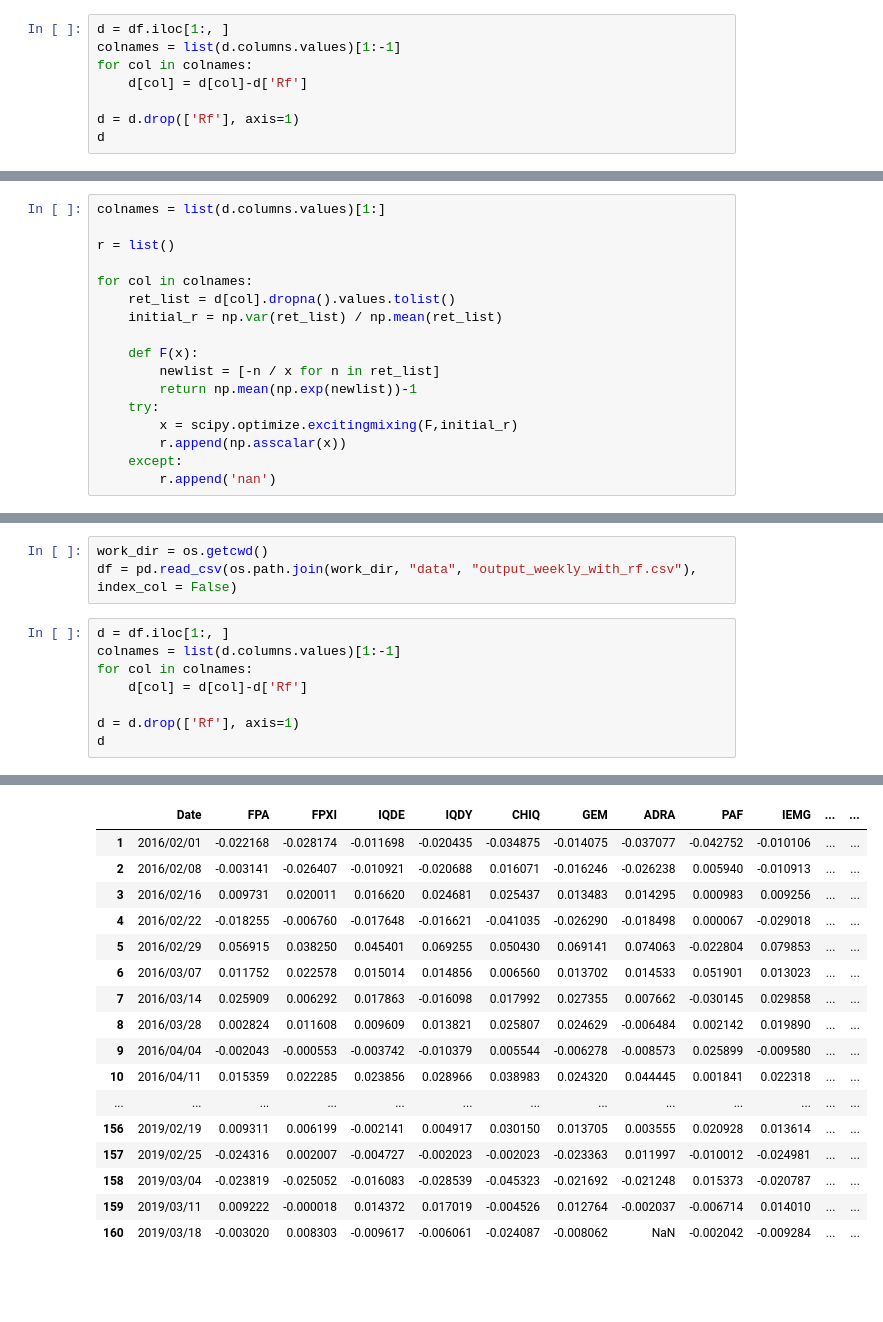
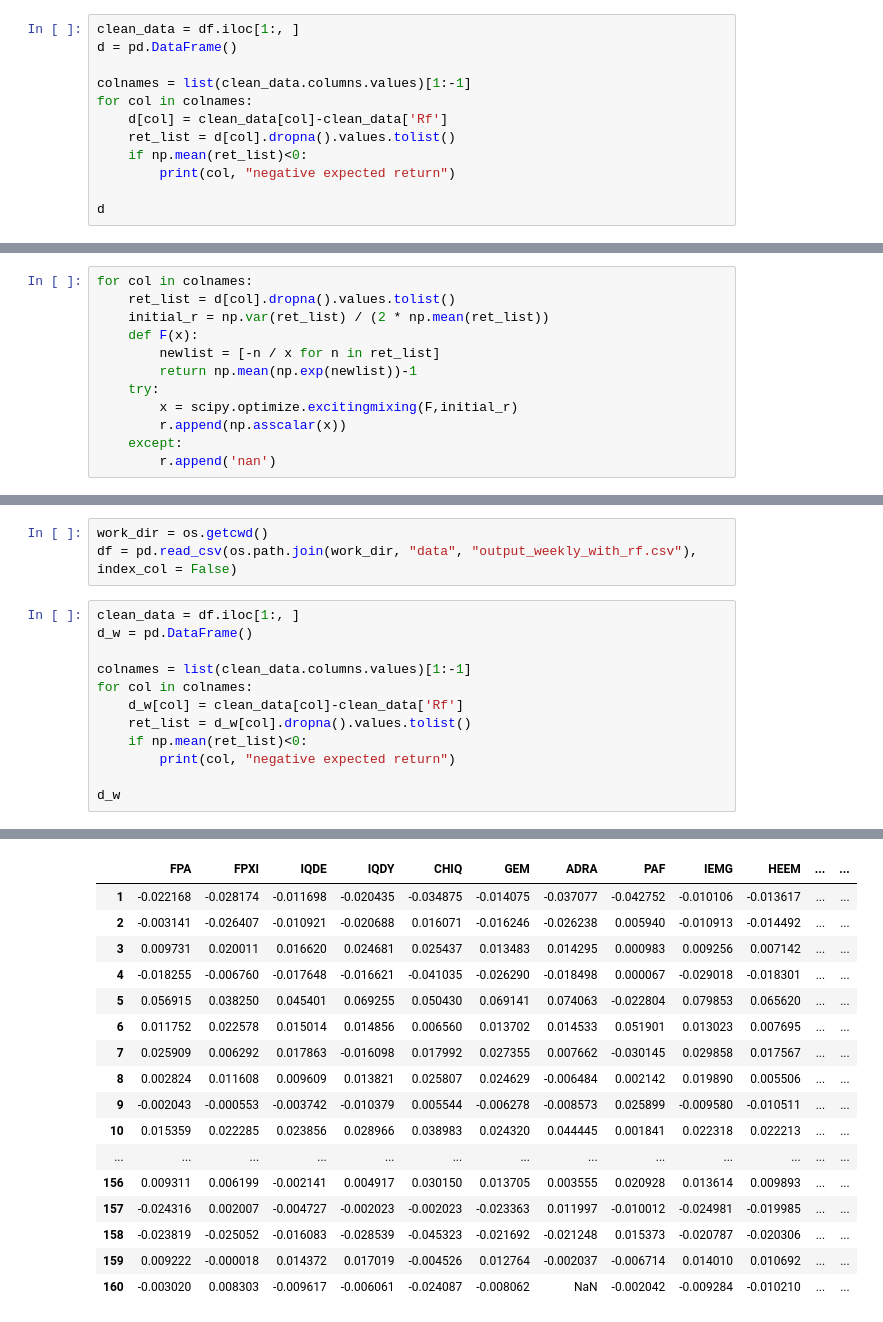
Before and after one commit to A2Zntu/HW4_ETF_ranking, a Jupyter notebook: Riskiness.ipynb, the cells around one changed output, grey strips where cells are left out. Cells and saved outputs as stored; diff of their text form; blank space fills up the shorter version.

```diff
--- a/Riskiness.ipynb
+++ b/Riskiness.ipynb
@@ -32,11 +32,15 @@ df
 # %% [markdown]
 # Calculate excess return
 # %%
-d = df.iloc[1:, ]
-colnames = list(d.columns.values)[1:-1]
+clean_data = df.iloc[1:, ]
+d = pd.DataFrame()
+
+colnames = list(clean_data.columns.values)[1:-1]
 for col in colnames:
-    d[col] = d[col]-d['Rf']
+    d[col] = clean_data[col]-clean_data['Rf']
+    ret_list = d[col].dropna().values.tolist()
+    if np.mean(ret_list)<0:
+        print(col, "negative expected return")
 
-d = d.drop(['Rf'], axis=1)
 d
 # %% [output]
@@ -68,12 +69,7 @@ See the caveats in the documentation: http://pandas.pydata.org/pandas-docs/stabl
 # %%
-colnames = list(d.columns.values)[1:]
-
-r = list()
-
 for col in colnames:
     ret_list = d[col].dropna().values.tolist()
-    initial_r = np.var(ret_list) / np.mean(ret_list)
-
+    initial_r = np.var(ret_list) / (2 * np.mean(ret_list))
     def F(x):
         newlist = [-n / x for n in ret_list]
         return np.mean(np.exp(newlist))-1
@@ -165,11 +178,15 @@ print (riskiness_m)
 work_dir = os.getcwd()
 df = pd.read_csv(os.path.join(work_dir, "data", "output_weekly_with_rf.csv"), index_col = False)
 # %%
-d = df.iloc[1:, ]
-colnames = list(d.columns.values)[1:-1]
+clean_data = df.iloc[1:, ]
+d_w = pd.DataFrame()
+
+colnames = list(clean_data.columns.values)[1:-1]
 for col in colnames:
-    d[col] = d[col]-d['Rf']
+    d_w[col] = clean_data[col]-clean_data['Rf']
+    ret_list = d_w[col].dropna().values.tolist()
+    if np.mean(ret_list)<0:
+        print(col, "negative expected return")
 
-d = d.drop(['Rf'], axis=1)
-d
+d_w
 # %% [output]
@@ -181,17 +194,17 @@ See the caveats in the documentation: http://pandas.pydata.org/pandas-docs/stabl
-|  | Date | FPA | FPXI | IQDE | IQDY | CHIQ | GEM | ADRA | PAF | IEMG | ... | ... |
-| 1 | 2016/02/01 | -0.022168 | -0.028174 | -0.011698 | -0.020435 | -0.034875 | -0.014075 | -0.037077 | -0.042752 | -0.010106 | ... | ... |
-| 2 | 2016/02/08 | -0.003141 | -0.026407 | -0.010921 | -0.020688 | 0.016071 | -0.016246 | -0.026238 | 0.005940 | -0.010913 | ... | ... |
-| 3 | 2016/02/16 | 0.009731 | 0.020011 | 0.016620 | 0.024681 | 0.025437 | 0.013483 | 0.014295 | 0.000983 | 0.009256 | ... | ... |
-| 4 | 2016/02/22 | -0.018255 | -0.006760 | -0.017648 | -0.016621 | -0.041035 | -0.026290 | -0.018498 | 0.000067 | -0.029018 | ... | ... |
-| 5 | 2016/02/29 | 0.056915 | 0.038250 | 0.045401 | 0.069255 | 0.050430 | 0.069141 | 0.074063 | -0.022804 | 0.079853 | ... | ... |
-| 6 | 2016/03/07 | 0.011752 | 0.022578 | 0.015014 | 0.014856 | 0.006560 | 0.013702 | 0.014533 | 0.051901 | 0.013023 | ... | ... |
-| 7 | 2016/03/14 | 0.025909 | 0.006292 | 0.017863 | -0.016098 | 0.017992 | 0.027355 | 0.007662 | -0.030145 | 0.029858 | ... | ... |
-| 8 | 2016/03/28 | 0.002824 | 0.011608 | 0.009609 | 0.013821 | 0.025807 | 0.024629 | -0.006484 | 0.002142 | 0.019890 | ... | ... |
-| 9 | 2016/04/04 | -0.002043 | -0.000553 | -0.003742 | -0.010379 | 0.005544 | -0.006278 | -0.008573 | 0.025899 | -0.009580 | ... | ... |
-| 10 | 2016/04/11 | 0.015359 | 0.022285 | 0.023856 | 0.028966 | 0.038983 | 0.024320 | 0.044445 | 0.001841 | 0.022318 | ... | ... |
+|  | FPA | FPXI | IQDE | IQDY | CHIQ | GEM | ADRA | PAF | IEMG | HEEM | ... | ... |
+| 1 | -0.022168 | -0.028174 | -0.011698 | -0.020435 | -0.034875 | -0.014075 | -0.037077 | -0.042752 | -0.010106 | -0.013617 | ... | ... |
+| 2 | -0.003141 | -0.026407 | -0.010921 | -0.020688 | 0.016071 | -0.016246 | -0.026238 | 0.005940 | -0.010913 | -0.014492 | ... | ... |
+| 3 | 0.009731 | 0.020011 | 0.016620 | 0.024681 | 0.025437 | 0.013483 | 0.014295 | 0.000983 | 0.009256 | 0.007142 | ... | ... |
+| 4 | -0.018255 | -0.006760 | -0.017648 | -0.016621 | -0.041035 | -0.026290 | -0.018498 | 0.000067 | -0.029018 | -0.018301 | ... | ... |
+| 5 | 0.056915 | 0.038250 | 0.045401 | 0.069255 | 0.050430 | 0.069141 | 0.074063 | -0.022804 | 0.079853 | 0.065620 | ... | ... |
+| 6 | 0.011752 | 0.022578 | 0.015014 | 0.014856 | 0.006560 | 0.013702 | 0.014533 | 0.051901 | 0.013023 | 0.007695 | ... | ... |
+| 7 | 0.025909 | 0.006292 | 0.017863 | -0.016098 | 0.017992 | 0.027355 | 0.007662 | -0.030145 | 0.029858 | 0.017567 | ... | ... |
+| 8 | 0.002824 | 0.011608 | 0.009609 | 0.013821 | 0.025807 | 0.024629 | -0.006484 | 0.002142 | 0.019890 | 0.005506 | ... | ... |
+| 9 | -0.002043 | -0.000553 | -0.003742 | -0.010379 | 0.005544 | -0.006278 | -0.008573 | 0.025899 | -0.009580 | -0.010511 | ... | ... |
+| 10 | 0.015359 | 0.022285 | 0.023856 | 0.028966 | 0.038983 | 0.024320 | 0.044445 | 0.001841 | 0.022318 | 0.022213 | ... | ... |
 | ... | ... | ... | ... | ... | ... | ... | ... | ... | ... | ... | ... | ... |
-| 156 | 2019/02/19 | 0.009311 | 0.006199 | -0.002141 | 0.004917 | 0.030150 | 0.013705 | 0.003555 | 0.020928 | 0.013614 | ... | ... |
-| 157 | 2019/02/25 | -0.024316 | 0.002007 | -0.004727 | -0.002023 | -0.002023 | -0.023363 | 0.011997 | -0.010012 | -0.024981 | ... | ... |
-| 158 | 2019/03/04 | -0.023819 | -0.025052 | -0.016083 | -0.028539 | -0.045323 | -0.021692 | -0.021248 | 0.015373 | -0.020787 | ... | ... |
-| 159 | 2019/03/11 | 0.009222 | -0.000018 | 0.014372 | 0.017019 | -0.004526 | 0.012764 | -0.002037 | -0.006714 | 0.014010 | ... | ... |
-| 160 | 2019/03/18 | -0.003020 | 0.008303 | -0.009617 | -0.006061 | -0.024087 | -0.008062 | NaN | -0.002042 | -0.009284 | ... | ... |
+| 156 | 0.009311 | 0.006199 | -0.002141 | 0.004917 | 0.030150 | 0.013705 | 0.003555 | 0.020928 | 0.013614 | 0.009893 | ... | ... |
+| 157 | -0.024316 | 0.002007 | -0.004727 | -0.002023 | -0.002023 | -0.023363 | 0.011997 | -0.010012 | -0.024981 | -0.019985 | ... | ... |
+| 158 | -0.023819 | -0.025052 | -0.016083 | -0.028539 | -0.045323 | -0.021692 | -0.021248 | 0.015373 | -0.020787 | -0.020306 | ... | ... |
+| 159 | 0.009222 | -0.000018 | 0.014372 | 0.017019 | -0.004526 | 0.012764 | -0.002037 | -0.006714 | 0.014010 | 0.010692 | ... | ... |
+| 160 | -0.003020 | 0.008303 | -0.009617 | -0.006061 | -0.024087 | -0.008062 | NaN | -0.002042 | -0.009284 | -0.010210 | ... | ... |
```
Also changed, not shown: parts of 10 cells of this notebook, 2 other files.
